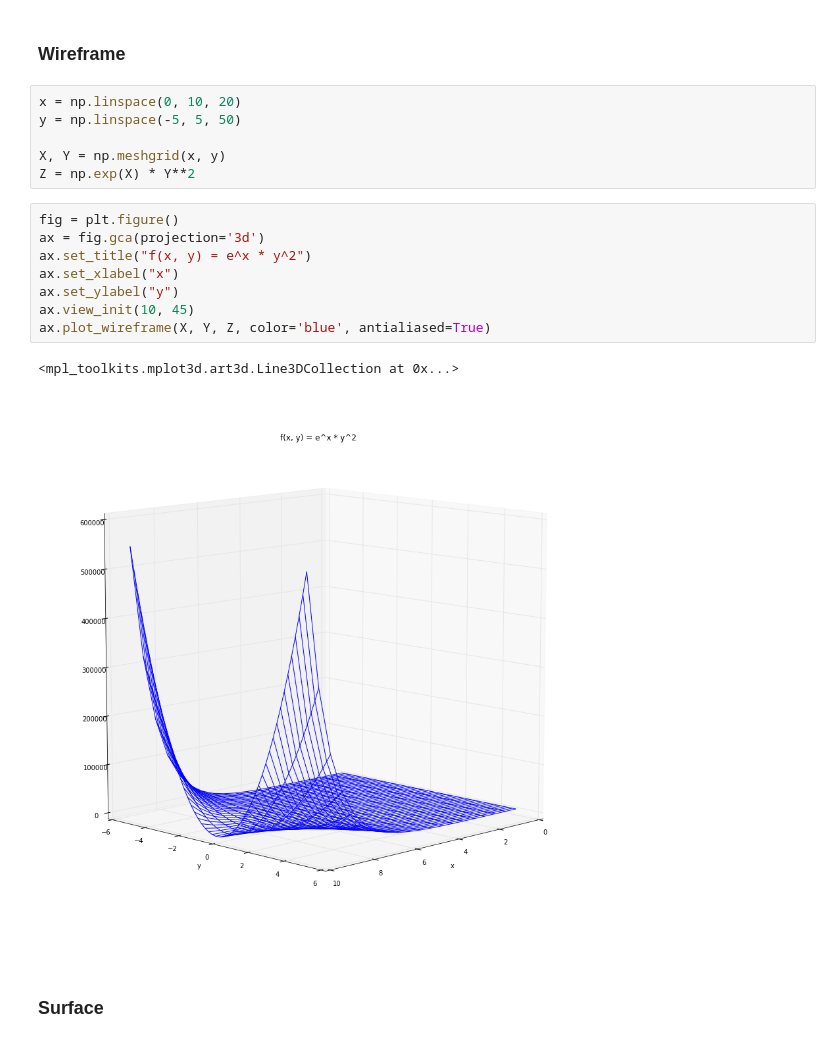
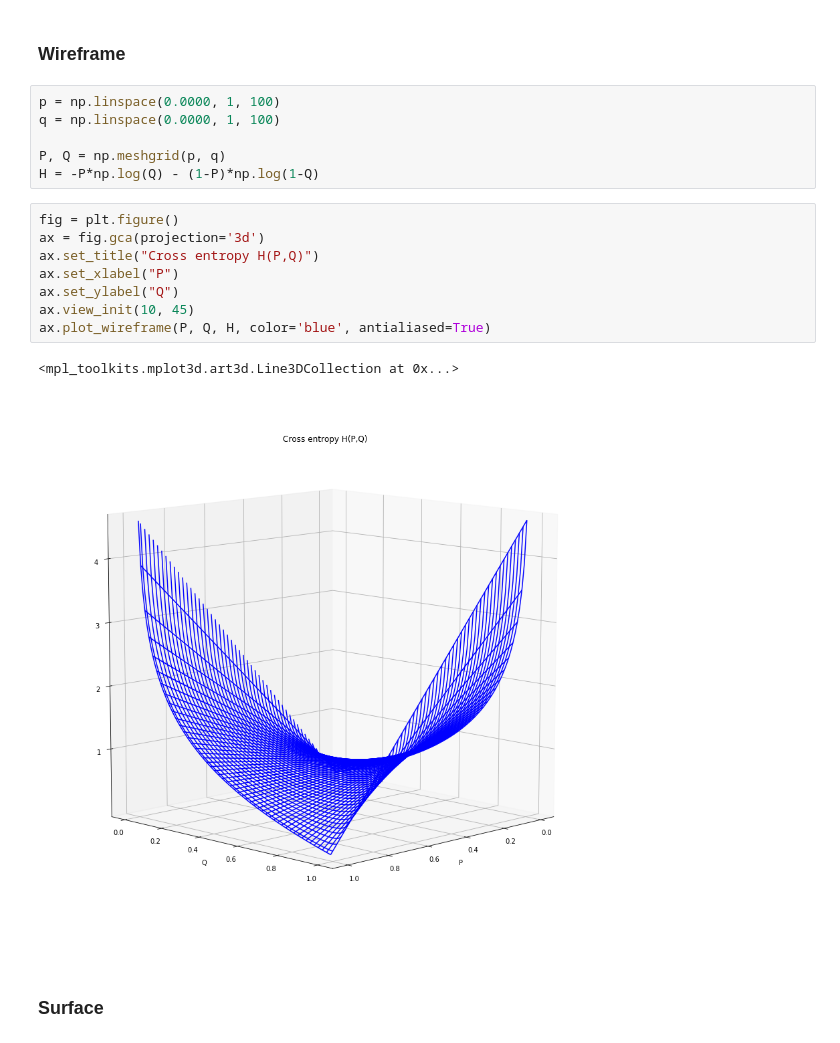
Before and after one commit to HKervadec/pyplot_zoo, a Jupyter notebook: index.ipynb, the cells around one changed output. Drawn from its saved outputs; the diff is of its cells as text.

Commit message:
Added plot, replaced wireframe with cross-entropy

```diff
--- a/index.ipynb
+++ b/index.ipynb
@@ -156,22 +180,22 @@ ax.plot_trisurf(X, Y, Z, linewidth=0.2, antialiased=True, color="red")
 # %% [markdown]
 ### Wireframe
-# %%
-x = np.linspace(0, 10, 20)
-y = np.linspace(-5, 5, 50)
-
-X, Y = np.meshgrid(x, y)
-Z = np.exp(X) * Y**2
+# %%
+p = np.linspace(0.0000, 1, 100)
+q = np.linspace(0.0000, 1, 100)
+
+P, Q = np.meshgrid(p, q)
+H = -P*np.log(Q) - (1-P)*np.log(1-Q)
 # %%
 fig = plt.figure()
 ax = fig.gca(projection='3d')
-ax.set_title("f(x, y) = e^x * y^2")
-ax.set_xlabel("x")
-ax.set_ylabel("y")
+ax.set_title("Cross entropy H(P,Q)")
+ax.set_xlabel("P")
+ax.set_ylabel("Q")
 ax.view_init(10, 45)
-ax.plot_wireframe(X, Y, Z, color='blue', antialiased=True)
+ax.plot_wireframe(P, Q, H, color='blue', antialiased=True)
 # %% [output]
 <mpl_toolkits.mplot3d.art3d.Line3DCollection at 0x...>
-[figure, old version]
+[figure, new version]
 # %% [markdown]
 ### Surface
 # %%
```
Also changed, not shown: parts of 15 cells of this notebook, 1 other file.
